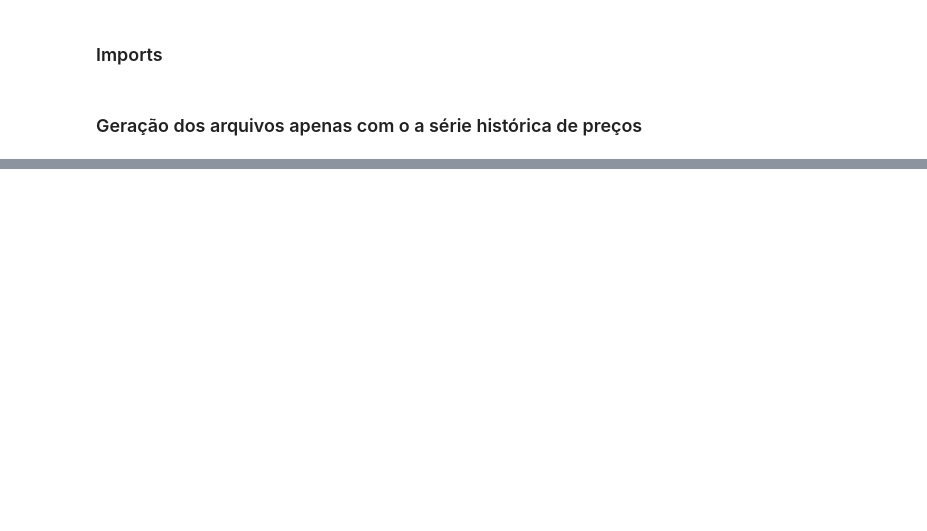
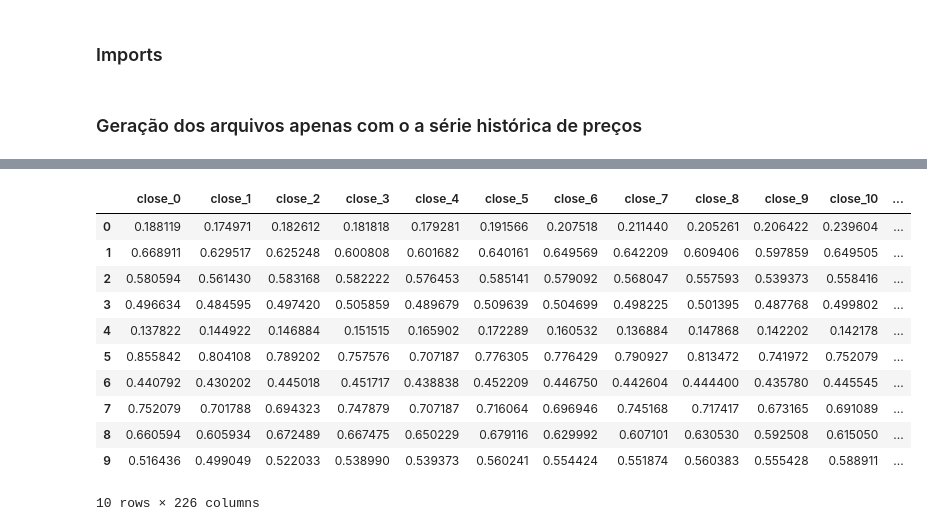
Before and after one commit to secretaria-ICA/proj_final_bimaster, a Jupyter notebook: create_dataset.ipynb, the cells around one changed output, grey strips where cells are left out. Saved outputs shown, nothing was run; the diff lists cells and outputs as text; code cells hidden in the pictures; blank space fills up the shorter version.

```diff
--- a/create_dataset.ipynb
+++ b/create_dataset.ipynb
@@ -183,0 +224,16 @@ df_raw["ticker"].unique()[0]
+# %%
+df_test = pd.read_parquet("data/train_dataset/EMA_7_21_OBV/test_data.parquet")
+df_test.head(10)
+# %% [output]
+|  | close_0 | close_1 | close_2 | close_3 | close_4 | close_5 | close_6 | close_7 | close_8 | close_9 | close_10 | ... |
+| 0 | 0.188119 | 0.174971 | 0.182612 | 0.181818 | 0.179281 | 0.191566 | 0.207518 | 0.211440 | 0.205261 | 0.206422 | 0.239604 | ... |
+| 1 | 0.668911 | 0.629517 | 0.625248 | 0.600808 | 0.601682 | 0.640161 | 0.649569 | 0.642209 | 0.609406 | 0.597859 | 0.649505 | ... |
+| 2 | 0.580594 | 0.561430 | 0.583168 | 0.582222 | 0.576453 | 0.585141 | 0.579092 | 0.568047 | 0.557593 | 0.539373 | 0.558416 | ... |
+| 3 | 0.496634 | 0.484595 | 0.497420 | 0.505859 | 0.489679 | 0.509639 | 0.504699 | 0.498225 | 0.501395 | 0.487768 | 0.499802 | ... |
+| 4 | 0.137822 | 0.144922 | 0.146884 | 0.151515 | 0.165902 | 0.172289 | 0.160532 | 0.136884 | 0.147868 | 0.142202 | 0.142178 | ... |
+| 5 | 0.855842 | 0.804108 | 0.789202 | 0.757576 | 0.707187 | 0.776305 | 0.776429 | 0.790927 | 0.813472 | 0.741972 | 0.752079 | ... |
+| 6 | 0.440792 | 0.430202 | 0.445018 | 0.451717 | 0.438838 | 0.452209 | 0.446750 | 0.442604 | 0.444400 | 0.435780 | 0.445545 | ... |
+| 7 | 0.752079 | 0.701788 | 0.694323 | 0.747879 | 0.707187 | 0.716064 | 0.696946 | 0.745168 | 0.717417 | 0.673165 | 0.691089 | ... |
+| 8 | 0.660594 | 0.605934 | 0.672489 | 0.667475 | 0.650229 | 0.679116 | 0.629992 | 0.607101 | 0.630530 | 0.592508 | 0.615050 | ... |
+| 9 | 0.516436 | 0.499049 | 0.522033 | 0.538990 | 0.539373 | 0.560241 | 0.554424 | 0.551874 | 0.560383 | 0.555428 | 0.588911 | ... |
+10 rows × 226 columns
```
Also changed, not shown: parts of 10 cells of this notebook, 4 other files.
